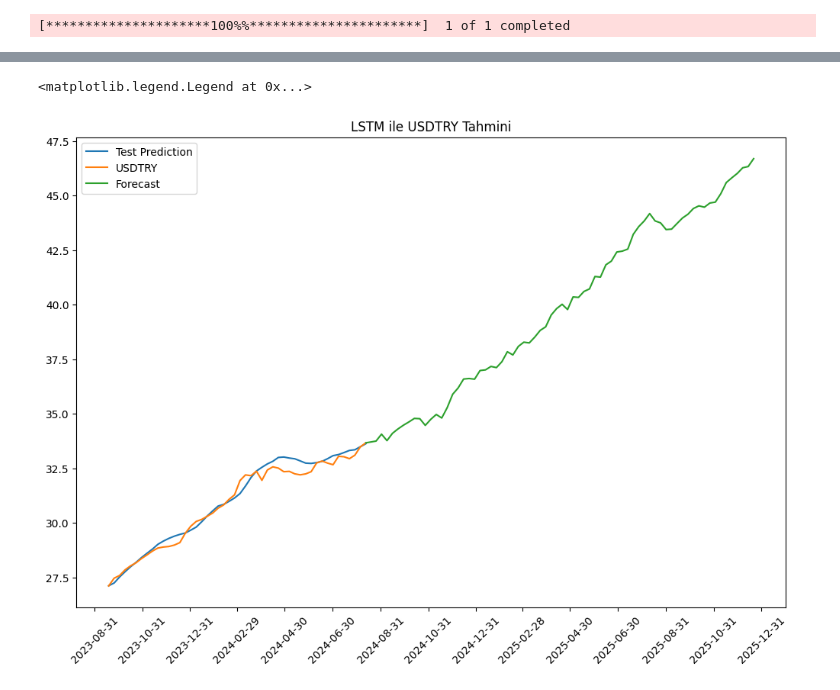
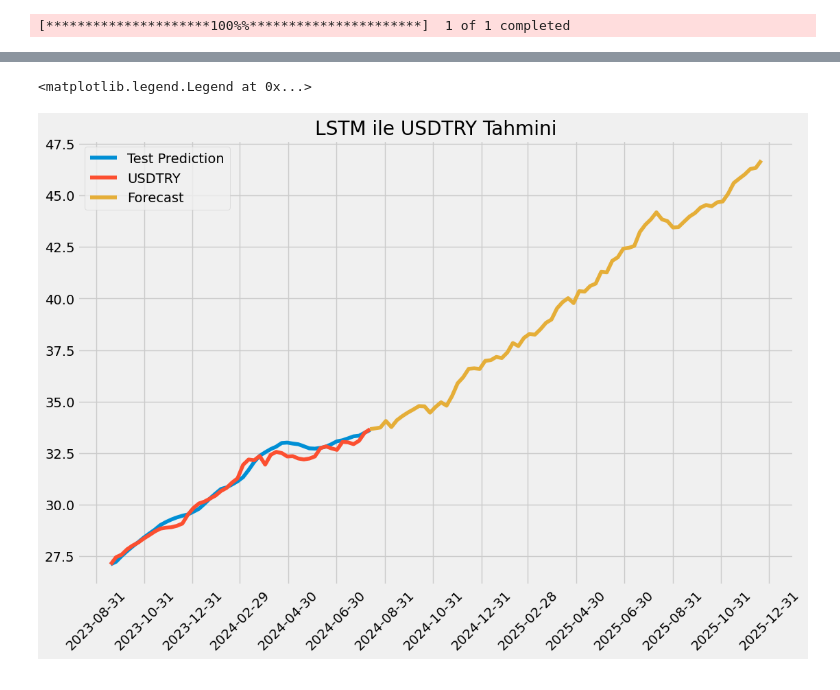
Before and after one commit to kaboya19/LSTM-KurTahmini, a Jupyter notebook: kurtahmin.ipynb, the cells around one changed output, grey strips where cells are left out. Saved outputs shown, nothing was run; the diff lists cells and outputs as text; code cells hidden in the pictures.

```diff
--- a/kurtahmin.ipynb
+++ b/kurtahmin.ipynb
@@ -88,7 +88,7 @@ for i in range(70):
 
 
 
-
+plt.style.use("fivethirtyeight")
 plt.figure(figsize=(12,8))
 plt.title("LSTM ile USDTRY Tahmini")
 plt.plot(tahminler["Tahmin"][4:],label="Test Prediction")
@@ -118,2 +118,2 @@ Epoch 6/1000
 <matplotlib.legend.Legend at 0x...>
-[figure, old version]
+[figure, new version]
```
Also changed, not shown: parts of 1 cell of this notebook.
